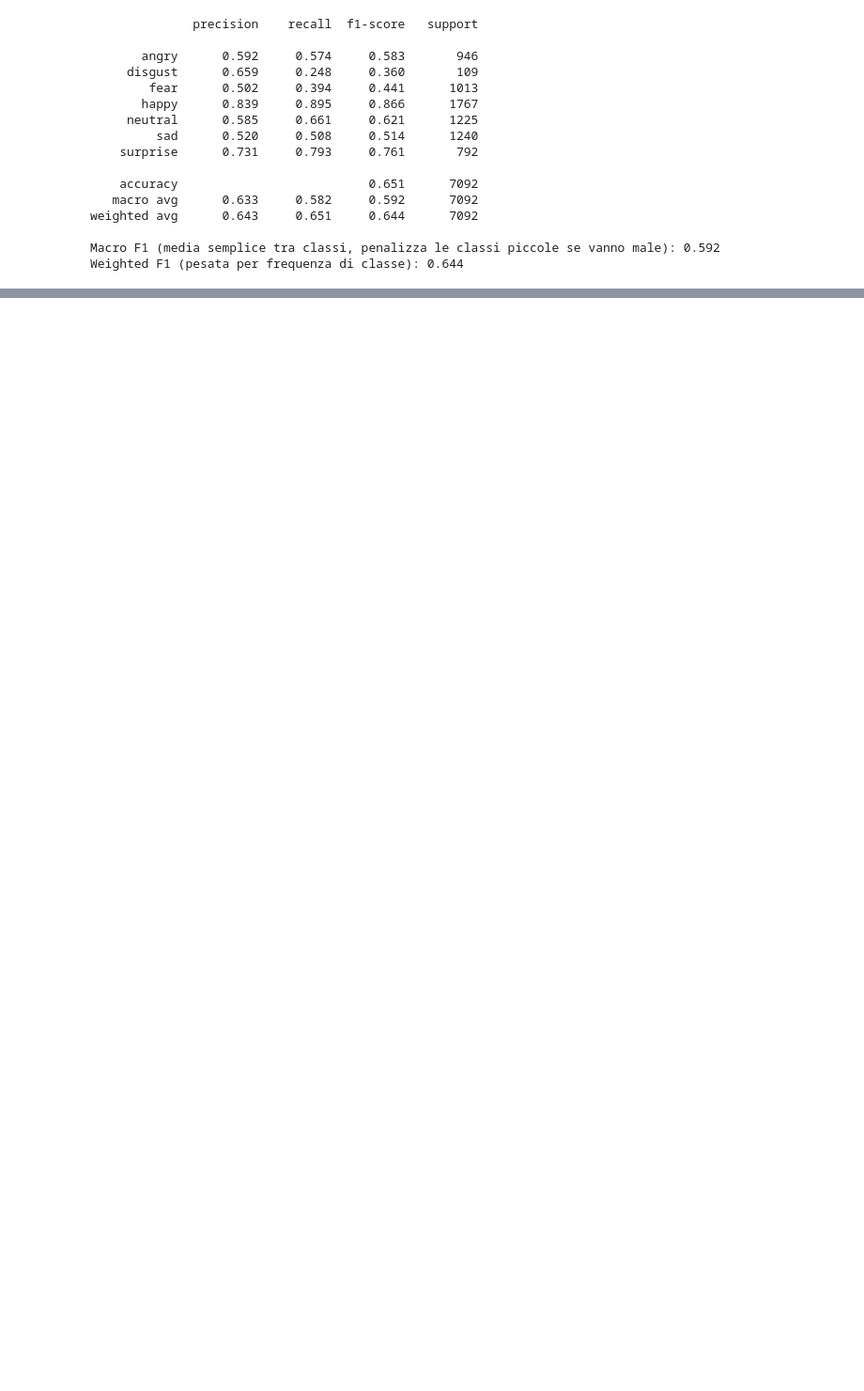
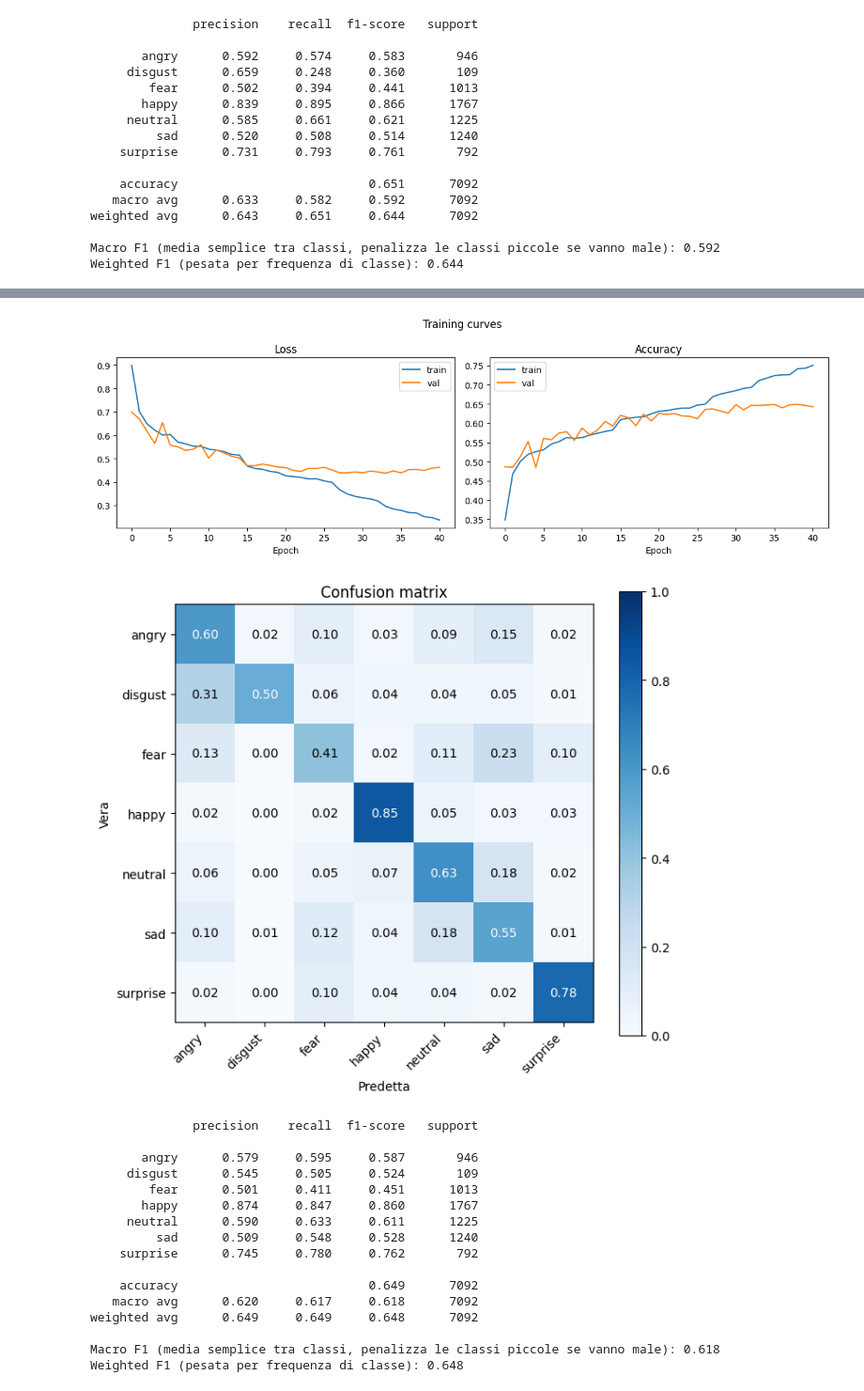
Before and after one commit to Steto-tryingtocode/FacialExpressionRecognition, a Jupyter notebook: notebooks/experiments.ipynb, the cells around one changed output, grey strips where cells are left out. Shown at 94% size. Cells and saved outputs as stored; diff of their text form; code cells hidden in the pictures; blank space fills up the shorter version.

```diff
--- a/notebooks/experiments.ipynb
+++ b/notebooks/experiments.ipynb
@@ -318,0 +324,34 @@ Weighted F1 (pesata per frequenza di classe): 0.644
+# %%
+import sys
+sys.path.append('..')
+
+from src.data import build_and_save_arrays, get_dataloaders, load_arrays
+from src.models import DeepCNN
+from src.train import train_model
+
+# 1. costruisci gli array (solo se non già salvati) e ricaricali
+label2idx = build_and_save_arrays(
+    '../dataset/processed/train_final_index.csv',
+    '../dataset/processed/val_index.csv',
+    '../dataset/processed/test_index_clean.csv',
+    '../dataset/processed/fer_arrays.npz'
+)
+data = load_arrays('../dataset/processed/fer_arrays.npz')
+
+# 2. dataloader
+train_loader, val_loader, test_loader = get_dataloaders(
+    '../dataset/processed/fer_arrays.npz', label2idx
+)
+
+# 3. modello — nuova istanza, pesi random
+model = DeepCNN(num_classes=7)
+
+model, history = train_model(
+    model, train_loader, val_loader,
+    num_classes=7, y_train=data['y_train'],
+    use_class_weights=True,
+    loss_type='focal', focal_gamma=2.0,
+    weight_decay=5e-4,
+    epochs=50, patience=7,
+    checkpoint_path='../results/deep_cnn_focal_lightweight.pt'
+)
@@ -318,0 +376,25 @@ Weighted F1 (pesata per frequenza di classe): 0.644
+# %%
+from src.evaluate import evaluate_model
+
+class_names = sorted(label2idx, key=label2idx.get)  # ordine coerente con gli indici usati nel training
+
+y_true, y_pred = evaluate_model(model, test_loader, class_names, history=history)
+# %% [output]
+[figure, added]
+[figure, added]
+              precision    recall  f1-score   support
+
+       angry      0.579     0.595     0.587       946
+     disgust      0.545     0.505     0.524       109
+        fear      0.501     0.411     0.451      1013
+       happy      0.874     0.847     0.860      1767
+     neutral      0.590     0.633     0.611      1225
+         sad      0.509     0.548     0.528      1240
+    surprise      0.745     0.780     0.762       792
+
+    accuracy                          0.649      7092
+   macro avg      0.620     0.617     0.618      7092
+weighted avg      0.649     0.649     0.648      7092
+
+Macro F1 (media semplice tra classi, penalizza le classi piccole se vanno male): 0.618
+Weighted F1 (pesata per frequenza di classe): 0.648
```
Also changed, not shown: parts of 9 cells of this notebook, 5 other files.
